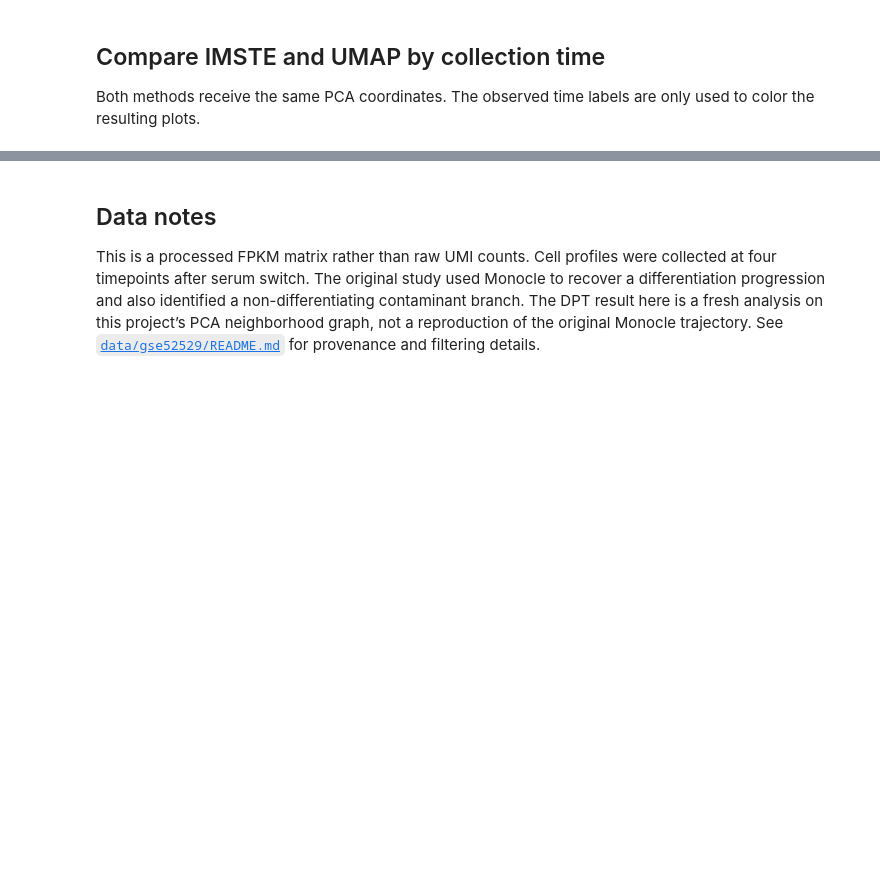
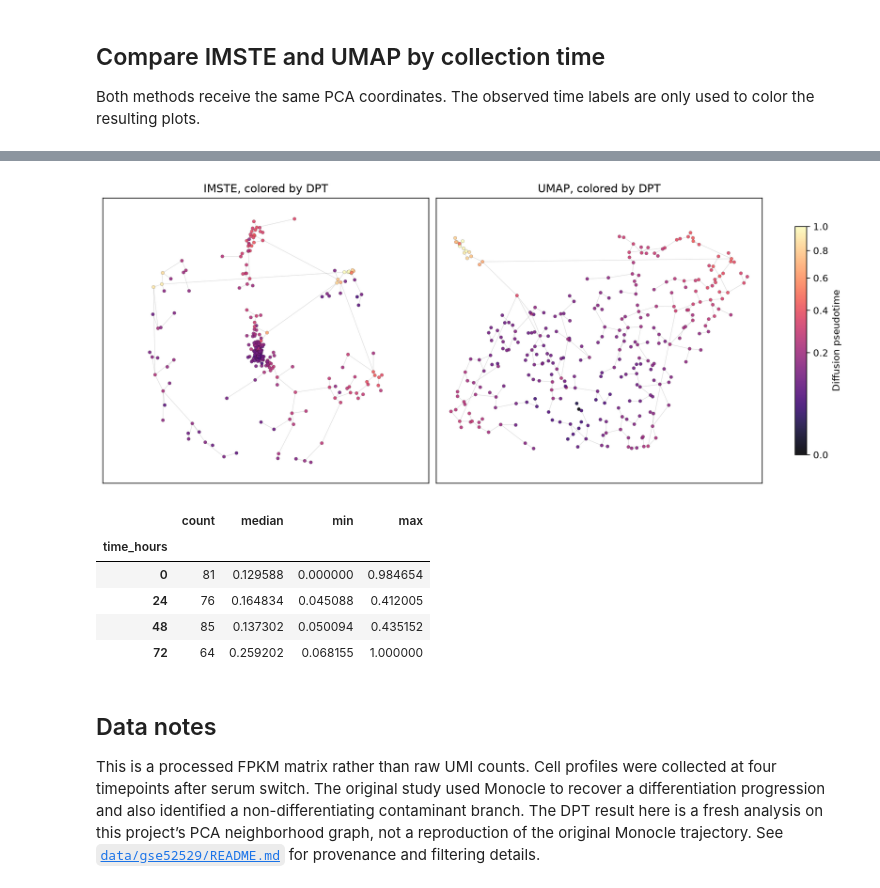
Before and after one commit to fabriziocosta/IteratedMinimumSpanningTree, a Jupyter notebook: notebooks/03_gse52529_human_myoblast_pseudotime.ipynb, the cells around one changed output, grey strips where cells are left out. Drawn from its saved outputs; the diff is of its cells as text; code cells hidden in the pictures; blank space fills up the shorter version.

```diff
--- a/notebooks/03_gse52529_human_myoblast_pseudotime.ipynb
+++ b/notebooks/03_gse52529_human_myoblast_pseudotime.ipynb
@@ -61,29 +74,50 @@ Use the cell nearest the 0 hour PCA centroid as the root, then calculate DPT on
 # %%
 trajectory = sc.AnnData(X=X.copy())
 trajectory.obs["time_hours"] = time_hours
 early = np.flatnonzero(time_hours == min(time_order))
 early_center = X[early].mean(axis=0)
 root_index = early[np.argmin(np.sum((X[early] - early_center) ** 2, axis=1))]
 trajectory.uns["iroot"] = int(root_index)
 sc.pp.neighbors(trajectory, n_neighbors=15, use_rep="X", random_state=RANDOM_STATE)
 sc.tl.diffmap(trajectory)
 sc.tl.dpt(trajectory, n_dcs=10)
 
 fig, axes = plt.subplots(1, 2, figsize=(11, 4.5), constrained_layout=True)
+dpt_values = trajectory.obs["dpt_pseudotime"].to_numpy()
+dpt_norm = PowerNorm(gamma=0.5, vmin=0, vmax=1)
+def nearest_higher_dpt_segments(Z, values):
+    distances = cdist(Z, Z)
+    higher = values[None, :] > values[:, None]
+    distances[~higher] = np.inf
+    nearest = distances.argmin(axis=1)
+    rows = np.arange(len(Z))
+    valid = np.isfinite(distances[rows, nearest])
+    return np.stack((Z[valid], Z[nearest[valid]]), axis=1)
 for ax, Z, title in zip(axes, (Z_imste, Z_umap), ("IMSTE", "UMAP")):
-    points = ax.scatter(Z[:, 0], Z[:, 1], c=trajectory.obs["dpt_pseudotime"],
-                        cmap="plasma", s=12, alpha=0.8, linewidths=0)
+    segments = nearest_higher_dpt_segments(Z, dpt_values)
+    ax.add_collection(LineCollection(segments, colors="#333333",
+                                     linewidths=0.35, alpha=0.25, zorder=1))
+    points = ax.scatter(Z[:, 0], Z[:, 1], c=dpt_values, cmap="magma", norm=dpt_norm,
+                        s=12, alpha=0.9, edgecolors="black", linewidths=0.12, zorder=2)
     ax.set_title(f"{title}, colored by DPT")
     ax.set_xticks([]); ax.set_yticks([])
     ax.set_aspect("equal", adjustable="datalim")
 fig.colorbar(points, ax=axes, label="Diffusion pseudotime", shrink=0.8)
 plt.show()
 
 dpt_by_time = (pd.DataFrame({"time_hours": time_hours,
                              "dpt": trajectory.obs["dpt_pseudotime"].to_numpy()})
               .groupby("time_hours")["dpt"]
               .agg(["count", "median", "min", "max"]))
 display(dpt_by_time)
+# %% [output]
+[figure, added]
+|  | count | median | min | max |
+| time_hours |  |  |  |  |
+| 0 | 81 | 0.129588 | 0.000000 | 0.984654 |
+| 24 | 76 | 0.164834 | 0.045088 | 0.412005 |
+| 48 | 85 | 0.137302 | 0.050094 | 0.435152 |
+| 72 | 64 | 0.259202 | 0.068155 | 1.000000 |
 # %% [markdown]
 ## Data notes
 
```
Also changed, not shown: parts of 4 cells of this notebook, 3 other files.
